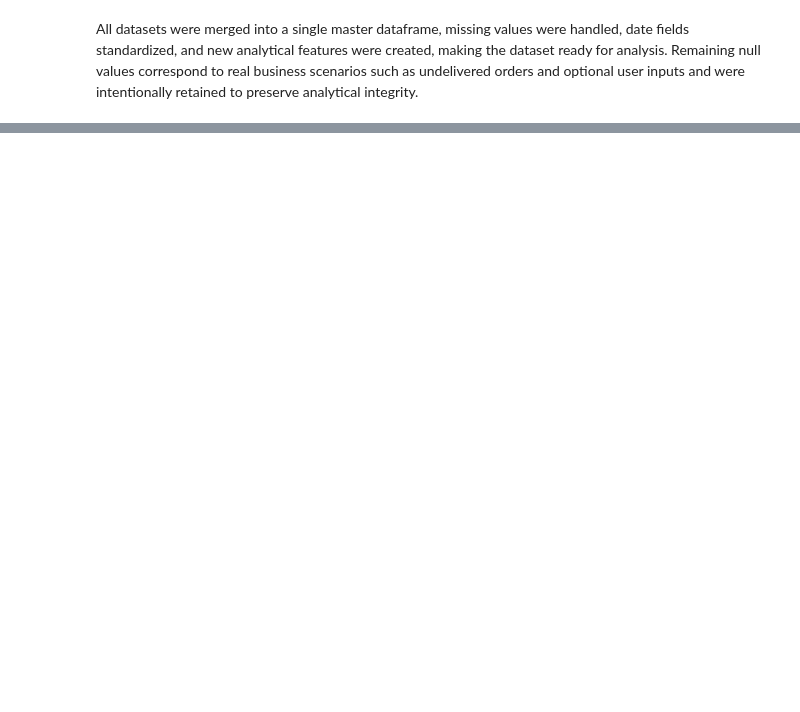
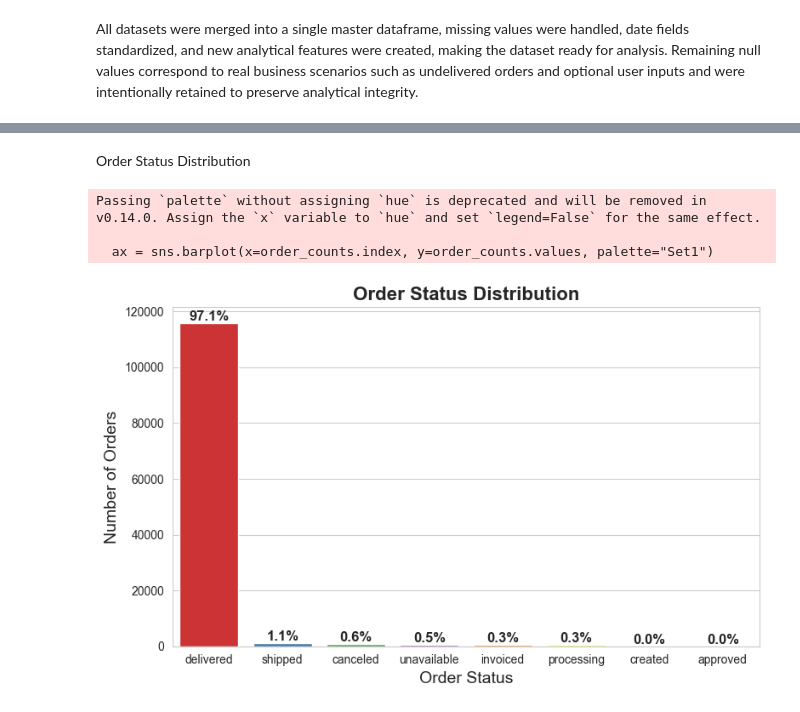
Before and after one commit to soumojit-dev/Ecommerce-Data-Analysis, a Jupyter notebook: analysis.ipynb, the cells around one changed output, grey strips where cells are left out. Drawn from its saved outputs; the diff is of its cells as text; code cells hidden in the pictures; blank space fills up the shorter version.

```diff
--- a/analysis.ipynb
+++ b/analysis.ipynb
@@ -147,0 +232,30 @@ Remaining null values correspond to real business scenarios such as undelivered
+# %% [markdown]
+Order Status Distribution
+# %%
+plt.figure(figsize=(8,5))
+order_counts = master['order_status'].value_counts()
+total_orders = order_counts.sum()
+ax = sns.barplot(x=order_counts.index, y=order_counts.values, palette="Set1")
+plt.title('Order Status Distribution', fontsize=16, fontweight="bold")
+plt.xlabel('Order Status', fontsize=14)
+plt.ylabel('Number of Orders', fontsize=14)
+
+for i, value in enumerate(order_counts.values):
+    percentage = (value / total_orders) * 100
+    ax.text(
+        i,
+        value,
+        f"{percentage:.1f}%",
+        ha='center',
+        va='bottom',
+        fontsize=12,
+        fontweight='bold'
+    )
+
+plt.tight_layout()
+plt.show()
+# %% [output]
+Passing `palette` without assigning `hue` is deprecated and will be removed in v0.14.0. Assign the `x` variable to `hue` and set `legend=False` for the same effect.
+
+  ax = sns.barplot(x=order_counts.index, y=order_counts.values, palette="Set1")
+[figure, added]
```
Also changed, not shown: parts of 20 cells of this notebook, 1 other file.
